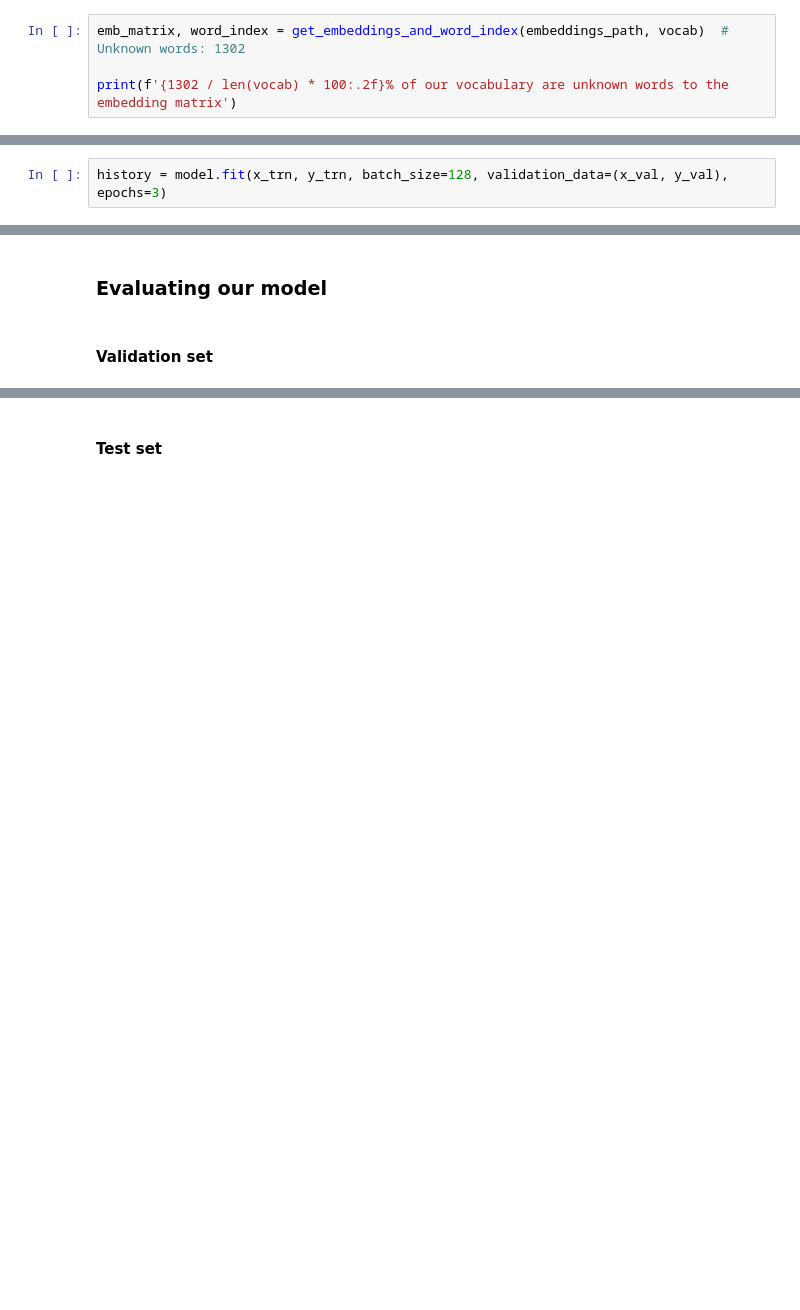
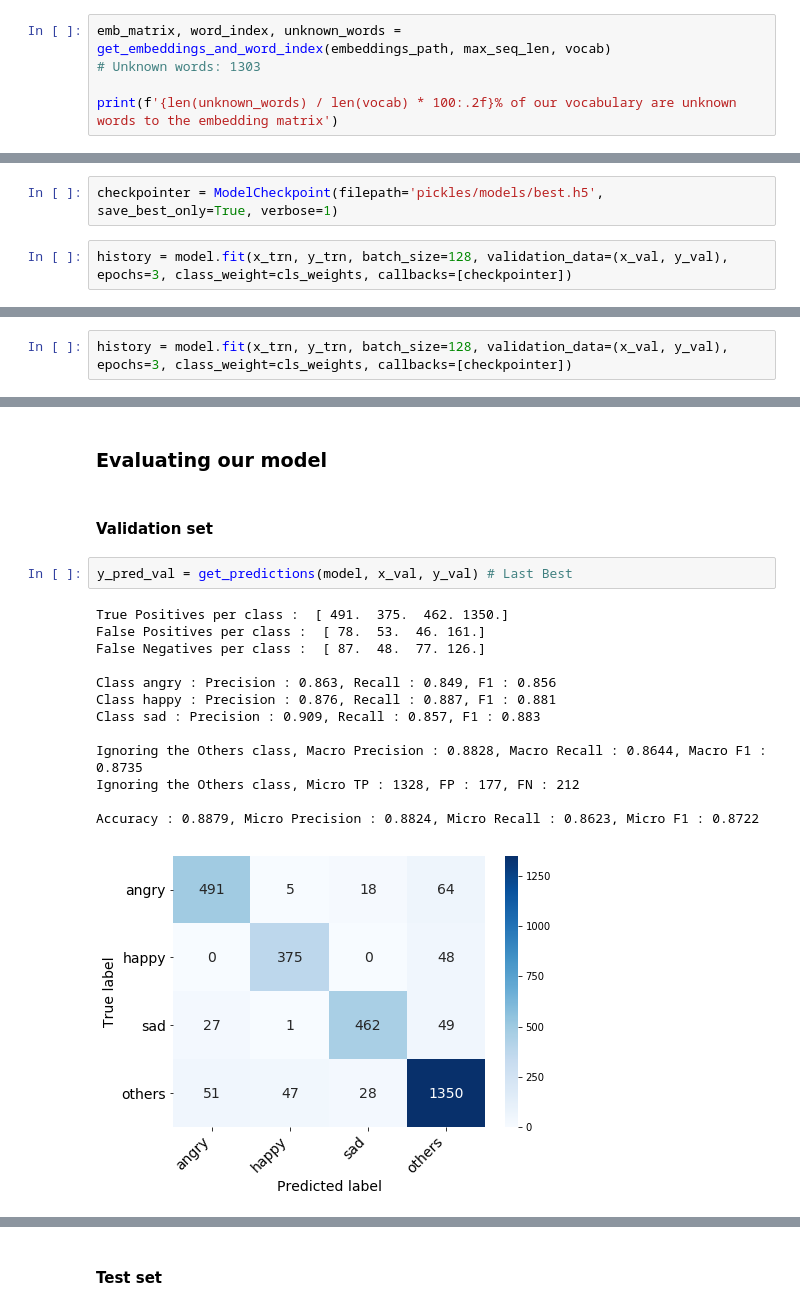
Before and after one commit to Garfounkel/emotion_analysis, a Jupyter notebook: playground.ipynb, the cells around one changed output, grey strips where cells are left out. Saved outputs shown, nothing was run; the diff lists cells and outputs as text; blank space fills up the shorter version.

Commit message:
[PG] Last trainings, 89 f1

```diff
--- a/playground.ipynb
+++ b/playground.ipynb
@@ -35,7 +37,8 @@ array([1.36941518, 1.77704454, 1.38019403, 0.50441531])
 # %% [markdown]
 ### Create an embedding matrix for our vocabulary
 # %%
-emb_matrix, word_index = get_embeddings_and_word_index(embeddings_path, vocab)  # Unknown words: 1302
+emb_matrix, word_index, unknown_words = get_embeddings_and_word_index(embeddings_path, max_seq_len, vocab)
+# Unknown words: 1303
 
-print(f'{1302 / len(vocab) * 100:.2f}% of our vocabulary are unknown words to the embedding matrix')
+print(f'{len(unknown_words) / len(vocab) * 100:.2f}% of our vocabulary are unknown words to the embedding matrix')
 # %% [output]
@@ -88,7 +115,9 @@ Non-trainable params: 197,828,100
 _________________________________________________________________
 None
+# %%
+checkpointer = ModelCheckpoint(filepath='pickles/models/best.h5', save_best_only=True, verbose=1)
 # %%
-history = model.fit(x_trn, y_trn, batch_size=128, validation_data=(x_val, y_val), epochs=3)
+history = model.fit(x_trn, y_trn, batch_size=128, validation_data=(x_val, y_val), epochs=3, class_weight=cls_weights, callbacks=[checkpointer])
 # %% [output]
 Train on 24128 samples, validate on 3016 samples
 Epoch 1/3
@@ -100,0 +129,2 @@ Epoch 3/3
+# %%
+history = model.fit(x_trn, y_trn, batch_size=128, validation_data=(x_val, y_val), epochs=3, class_weight=cls_weights, callbacks=[checkpointer])
@@ -102,6 +140,22 @@ Epoch 3/3
 ### Evaluating our model
 # %% [markdown]
 #### Validation set
+# %%
+y_pred_val = get_predictions(model, x_val, y_val) # Last Best
+# %% [output]
+True Positives per class :  [ 491.  375.  462. 1350.]
+False Positives per class :  [ 78.  53.  46. 161.]
+False Negatives per class :  [ 87.  48.  77. 126.]
+
+Class angry : Precision : 0.863, Recall : 0.849, F1 : 0.856
+Class happy : Precision : 0.876, Recall : 0.887, F1 : 0.881
+Class sad : Precision : 0.909, Recall : 0.857, F1 : 0.883
+
+Ignoring the Others class, Macro Precision : 0.8828, Macro Recall : 0.8644, Macro F1 : 0.8735
+Ignoring the Others class, Micro TP : 1328, FP : 177, FN : 212
+
+Accuracy : 0.8879, Micro Precision : 0.8824, Micro Recall : 0.8623, Micro F1 : 0.8722
+[figure, added]
 # %%
 y_pred_val = get_predictions(model, x_val, y_val)
 # %% [output]
```
Also changed, not shown: parts of 17 cells of this notebook.
